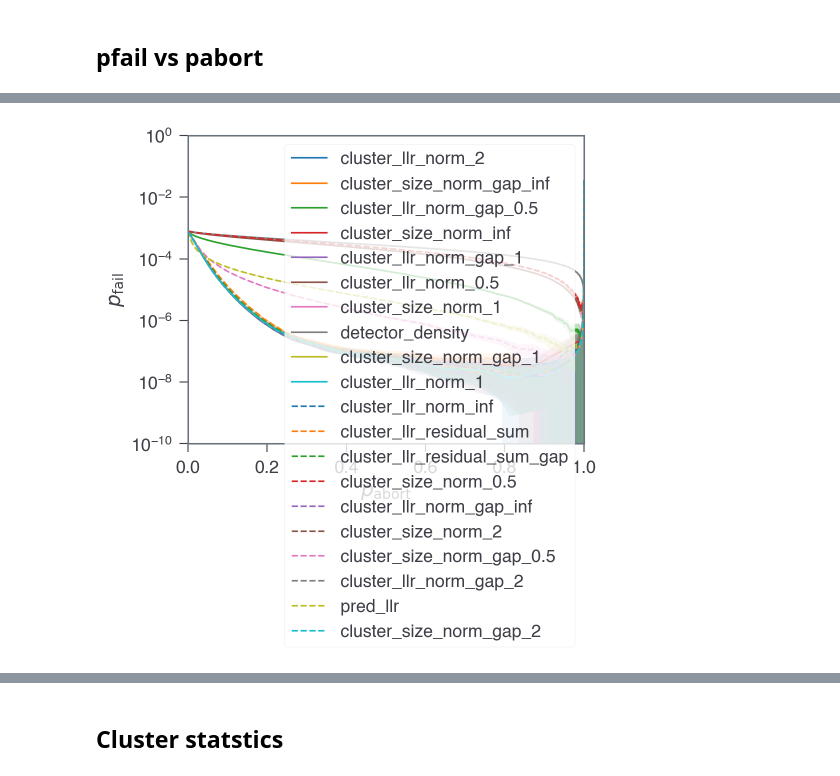
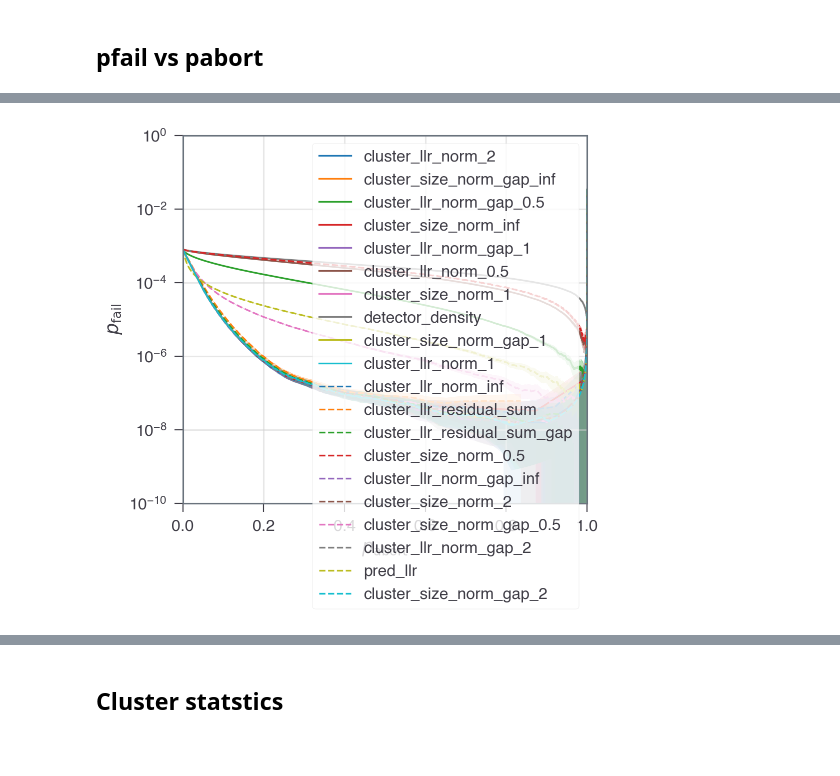
Before and after one commit to seokhyung-lee/ldpc-post-selection, a Jupyter notebook: simulations/analysis/notebooks/bb_code_analysis.ipynb, the cells around one changed output, grey strips where cells are left out. Drawn from its saved outputs; the diff is of its cells as text; code cells hidden in the pictures; blank space fills up the shorter version.

```diff
--- a/simulations/analysis/notebooks/bb_code_analysis.ipynb
+++ b/simulations/analysis/notebooks/bb_code_analysis.ipynb
@@ -37,12 +37,21 @@ sys.path.append(str(Path(os.getcwd()).parent.parent))
 pd.set_option('display.max_rows', 1000)
 idx = pd.IndexSlice
 
-jtplot.style(context='paper', theme='grade3', grid=False, ticks=True)
+# Plotting configurations
 DFT_FIG_WIDTH_WIDE = 11
 DFT_FIG_WIDTH = 5.3
 COLORS = plt.get_cmap('tab10')
 # Choose in ['Pastel1', 'Pastel2', 'Paired', 'Accent', 'Dark2', 'Set1', 'Set2', 'Set3',
 # 'tab10', 'tab20', 'tab20b', 'tab20c']
+
+jtplot.style(context="paper", theme="grade3", grid=True, ticks=True, fscale=1.1)
+plt.rcParams.update(
+    {
+        "grid.alpha": 0.5,
+        "axes.prop_cycle": plt.cycler("color", plt.cm.tab10.colors),
+    }
+)
+CMU_FONT = "CMU Sans Serif"  # Default font in LaTeX
 
 # Utility functions
 def write_pickle(path, obj):
@@ -71,3 +74,16 @@ df_ps_best = take_best_by_from_df_ps_dict(
+# %%
+def exclude(by):
+    if "cluster_llr_norm" in by or "cluster_size_norm" in by:
+        if "norm_gap" not in by:
+            return False
+    return True
+
+
+df_ps_best = take_best_by_from_df_ps_dict(
+    df_ps_dict,
+    exclude=exclude,
+    use_pfail_upper=False,
+)
 # %%
 df_ps_best.head()
 # %% [output]
@@ -129,0 +149,18 @@ fig.tight_layout()
+# %%
+figsize = (DFT_FIG_WIDTH_WIDE * 0.32, 3)
+fig, ax = plot_plog_against_pabort(144, 3e-3, figsize)
+ax.text(
+    0,
+    1,
+    "(b)",
+    in_layout=False,
+    va="top",
+    ha="left",
+    transform=fig.transFigure,
+    fontdict=dict(weight="bold", family=CMU_FONT),
+    fontsize=14,
+)
+
+plt.savefig(
+    "overleaf_figs/bb_code_metric_comparison_plog_vs_pabort.pdf",
+)
@@ -184,7 +282,7 @@ plt.subplots_adjust(bottom=0.25)
 fig, ax = plt.subplots(figsize=(DFT_FIG_WIDTH, 5))
 
 n = 144
-d = T = {144: 12, 72: 6}[n]
+T = {144: 12, 72: 6}[n]
 p = 0.003
 
 
@@ -221,34 +319,34 @@ for by in ordered_keys:
     delta_p_fail_col = "delta_p_fail"
 
     df_ps = df_ps.sort_values(by=p_abort_col)
     p_abort = df_ps[p_abort_col].values
     p_fail = df_ps[p_fail_col].values / T
     delta_p_fail = df_ps[delta_p_fail_col].values / T
     data_plots[by] = (p_abort, p_fail, delta_p_fail)
 
     error_band_plot(
         p_abort,
         p_fail,
         delta_p_fail,
         color=COLORS(i % 10),
         linestyle="-" if i < 10 else "--",
         label=by,
         ax=ax,
     )
     i += 1
 
 # ax.set_xscale("log")
 ax.set_xlim(0, 1)
 ax.set_yscale("log")
 ax.legend()
 ax.set_ylim(1e-10, 1)
 
 ax.set_xlabel(r"$p_\mathrm{abort}$")
 ax.set_ylabel(r"$p_\mathrm{fail}$")
 
 fig.tight_layout()
 # %% [output]
-[figure, old version]
+[figure, new version]
 # %%
 target = 0.3
 bys, y_vals, y_errs = [], [], []
```
Also changed, not shown: parts of 12 cells of this notebook, 17 other files.
